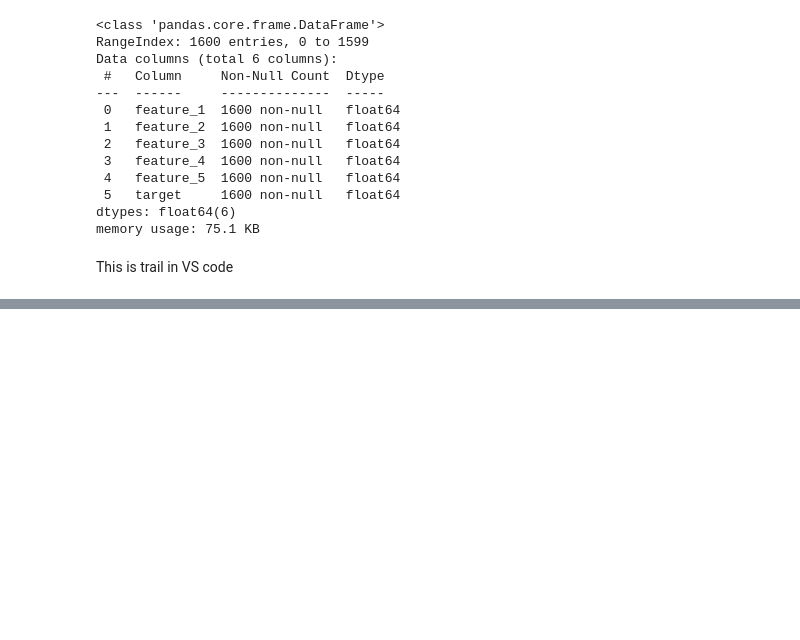
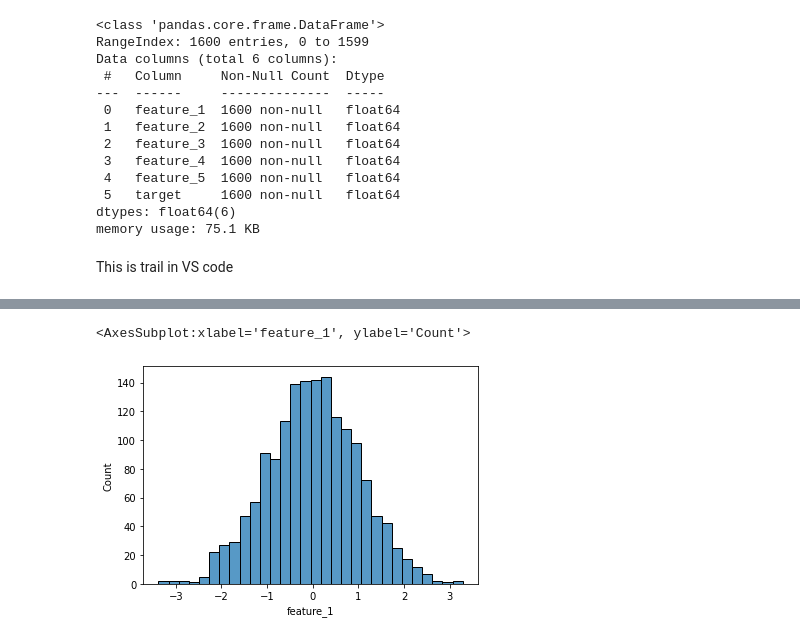
Before and after one commit to sakoutarora/Air-Quality-prediction, a Jupyter notebook: airpollution.ipynb, the cells around one changed output, grey strips where cells are left out. Saved outputs shown, nothing was run; the diff lists cells and outputs as text; code cells hidden in the pictures; blank space fills up the shorter version.

```diff
--- a/airpollution.ipynb
+++ b/airpollution.ipynb
@@ -15,5 +5,5 @@ IndexError: list index out of range
 # %%
-data = pd.read_csv(fch)
+data = pd.read_csv('train.csv')
 # %%
 data
 # %% [output]
@@ -81,0 +67,6 @@ Requirement already satisfied: six>=1.5 in c:\users\saksh\appdata\local\packages
+# %%
+import seaborn as sns
+sns.histplot(data['feature_1'])
+# %% [output]
+<AxesSubplot:xlabel='feature_1', ylabel='Count'>
+[figure, added]
```
Also changed, not shown: parts of 22 cells of this notebook, 1 other file.
